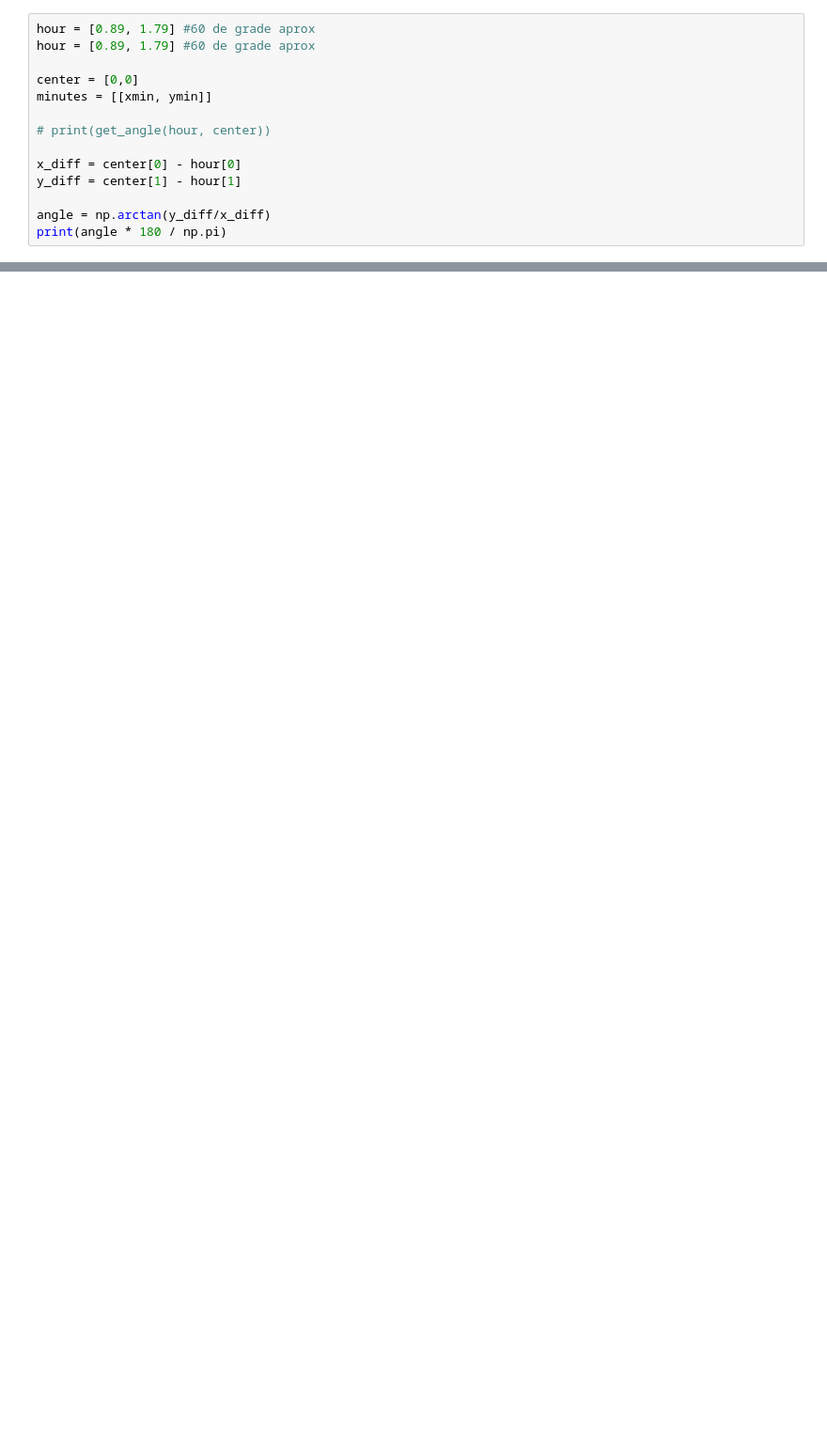
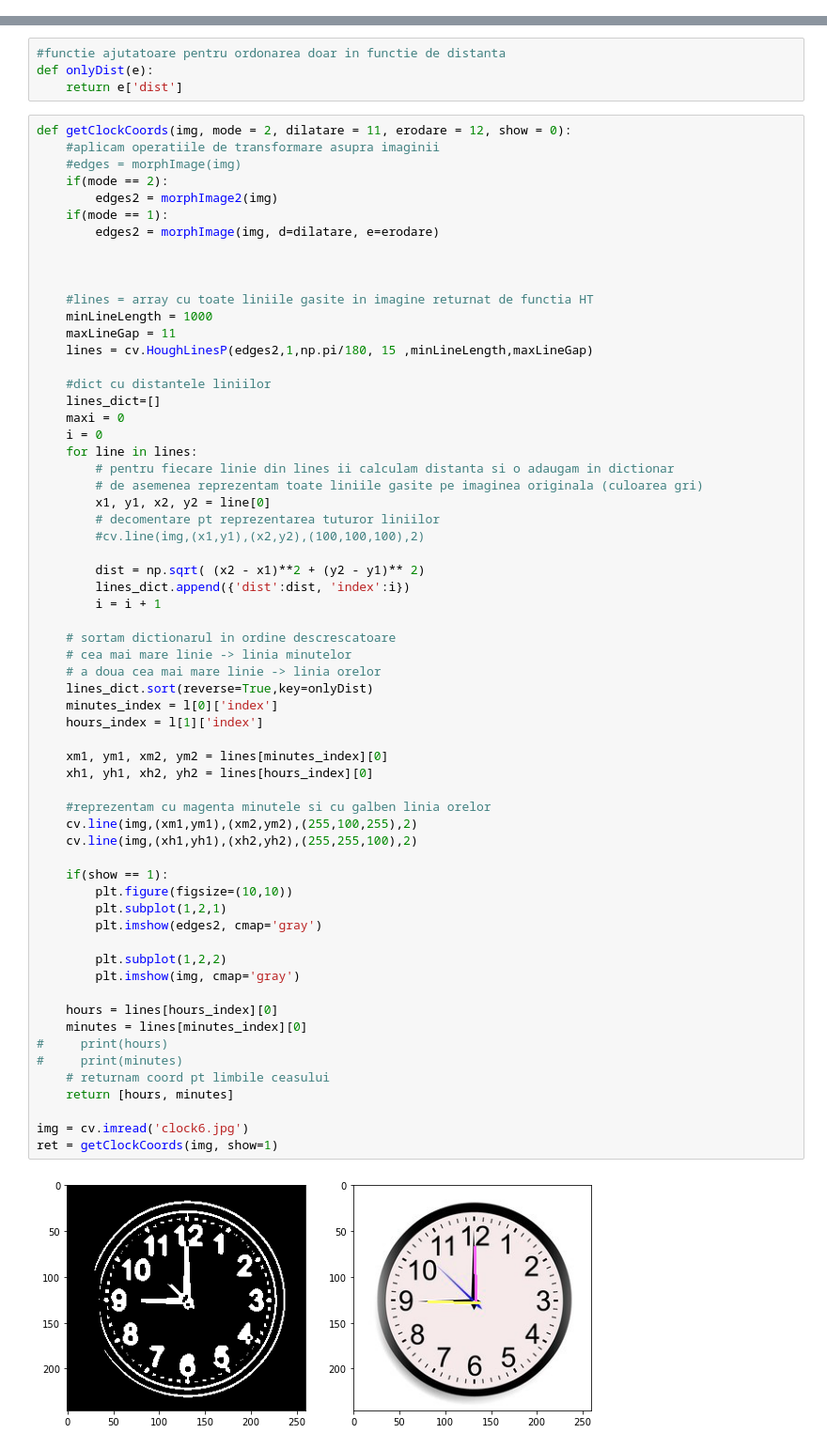
Before and after one commit to teodora-vaman/AnalogClock, a Jupyter notebook: AnalogClock_v1.ipynb, the cells around one changed output, grey strips where cells are left out. Shown at 94% size. Saved outputs shown, nothing was run; the diff lists cells and outputs as text; blank space fills up the shorter version.

```diff
--- a/AnalogClock_v1.ipynb
+++ b/AnalogClock_v1.ipynb
@@ -358,14 +163,0 @@ print(angle)
-# %%
-hour = [0.89, 1.79] #60 de grade aprox
-hour = [0.89, 1.79] #60 de grade aprox
-
-center = [0,0]
-minutes = [[xmin, ymin]]
-
-# print(get_angle(hour, center))
-
-x_diff = center[0] - hour[0]
-y_diff = center[1] - hour[1]
-
-angle = np.arctan(y_diff/x_diff)
-print(angle * 180 / np.pi)
@@ -442,0 +164,68 @@ print(get_hour(30))
+# %%
+#functie ajutatoare pentru ordonarea doar in functie de distanta
+def onlyDist(e):
+    return e['dist']
+# %%
+def getClockCoords(img, mode = 2, dilatare = 11, erodare = 12, show = 0):
+    #aplicam operatiile de transformare asupra imaginii
+    #edges = morphImage(img)
+    if(mode == 2):
+        edges2 = morphImage2(img)
+    if(mode == 1):
+        edges2 = morphImage(img, d=dilatare, e=erodare)
+
+
+
+    #lines = array cu toate liniile gasite in imagine returnat de functia HT
+    minLineLength = 1000
+    maxLineGap = 11
+    lines = cv.HoughLinesP(edges2,1,np.pi/180, 15 ,minLineLength,maxLineGap)
+
+    #dict cu distantele liniilor
+    lines_dict=[]
+    maxi = 0
+    i = 0
+    for line in lines:
+        # pentru fiecare linie din lines ii calculam distanta si o adaugam in dictionar
+        # de asemenea reprezentam toate liniile gasite pe imaginea originala (culoarea gri)
+        x1, y1, x2, y2 = line[0]
+        # decomentare pt reprezentarea tuturor liniilor
+        #cv.line(img,(x1,y1),(x2,y2),(100,100,100),2)
+
+        dist = np.sqrt( (x2 - x1)**2 + (y2 - y1)** 2)
+        lines_dict.append({'dist':dist, 'index':i})
+        i = i + 1
+
+    # sortam dictionarul in ordine descrescatoare
+    # cea mai mare linie -> linia minutelor
+    # a doua cea mai mare linie -> linia orelor
+    lines_dict.sort(reverse=True,key=onlyDist)
+    minutes_index = l[0]['index']
+    hours_index = l[1]['index']
+
+    xm1, ym1, xm2, ym2 = lines[minutes_index][0]
+    xh1, yh1, xh2, yh2 = lines[hours_index][0]
+
+    #reprezentam cu magenta minutele si cu galben linia orelor
+    cv.line(img,(xm1,ym1),(xm2,ym2),(255,100,255),2)
+    cv.line(img,(xh1,yh1),(xh2,yh2),(255,255,100),2)
+
+    if(show == 1):
+        plt.figure(figsize=(10,10))
+        plt.subplot(1,2,1)
+        plt.imshow(edges2, cmap='gray')
+
+        plt.subplot(1,2,2)
+        plt.imshow(img, cmap='gray')
+
+    hours = lines[hours_index][0]
+    minutes = lines[minutes_index][0]
+#     print(hours)
+#     print(minutes)
+    # returnam coord pt limbile ceasului
+    return [hours, minutes]
+
+img = cv.imread('clock6.jpg')
+ret = getClockCoords(img, show=1)
+# %% [output]
+[figure, added]
```
Also changed, not shown: parts of 20 cells of this notebook.
